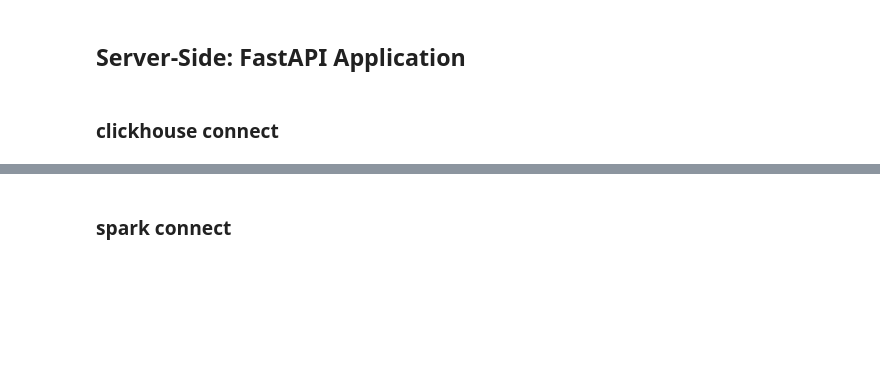
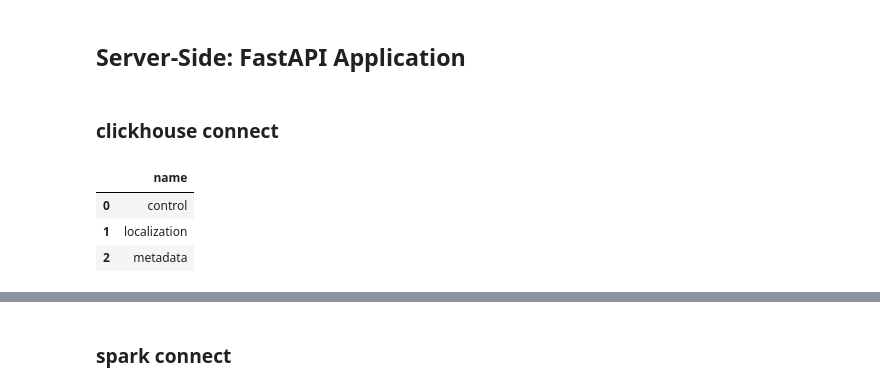
Before and after one commit to rvegrc/self_drive, a Jupyter notebook: api/api_check.ipynb, the cells around one changed output, grey strips where cells are left out. Drawn from its saved outputs; the diff is of its cells as text; code cells hidden in the pictures; blank space fills up the shorter version.

```diff
--- a/api/api_check.ipynb
+++ b/api/api_check.ipynb
@@ -203,4 +205,11 @@ async def get_control(id: int):
     )
 # %% [markdown]
 ### clickhouse connect
+# %%
+client.query_df('SHOW TABLES IN ycup')
+# %% [output]
+|  | name |
+| 0 | control |
+| 1 | localization |
+| 2 | metadata |
 # %%
```
Also changed, not shown: parts of 6 cells of this notebook, 4 other files.
